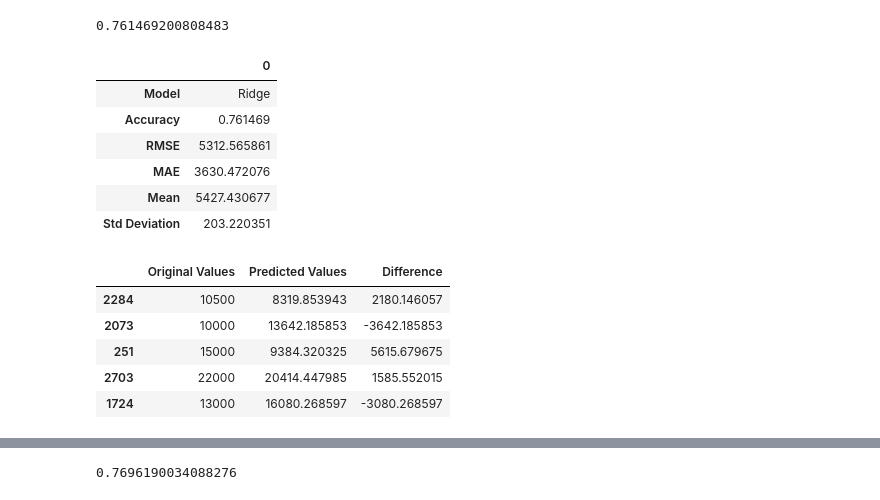
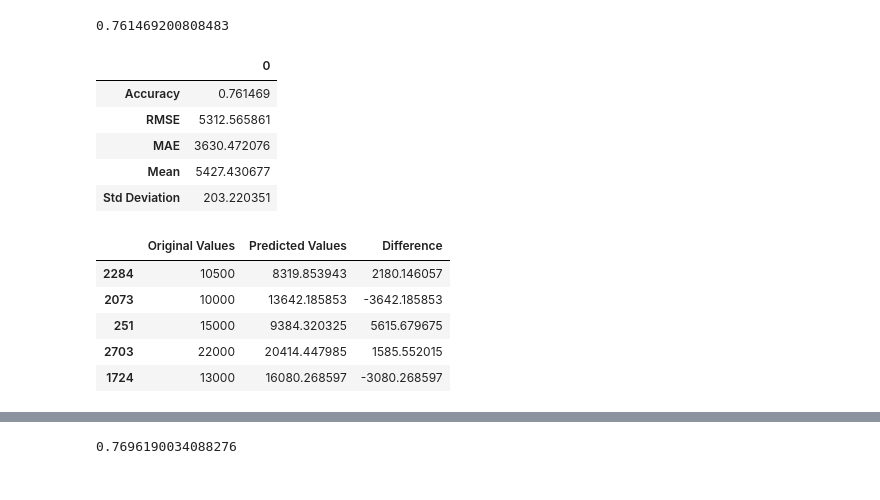
Before and after one commit to jhonnovax/House-Price-Prediction, a Jupyter notebook: house-price-prediction.ipynb, the cells around one changed output, grey strips where cells are left out. Saved outputs shown, nothing was run; the diff lists cells and outputs as text; code cells hidden in the pictures.

Commit message:
Created a function to display model evaluations and original and predicted values

```diff
--- a/house-price-prediction.ipynb
+++ b/house-price-prediction.ipynb
@@ -500,13 +500,13 @@ Peak to Peak range by column in Normalized X
 # Function to display model evaluation metrics
 from sklearn.model_selection import cross_val_score
 from sklearn.metrics import mean_absolute_error, mean_squared_error
-def displayModelEvaluation(modelName, model_regr, X_train, y_train, X_test, y_test, y_pred):
+def displayModelEvaluation(model_regr, X_train, y_train, X_test, y_test):
+	y_pred = model_regr.predict(X_test_scaled)
 	mae = mean_absolute_error(y_test, y_pred)
 	rmse = np.sqrt(mean_squared_error(y_test, y_pred)),
 	cross_scores = cross_val_score(model_regr, X_train, y_train, scoring="neg_mean_squared_error", cv=10)
 	cross_val_scores = np.sqrt(-cross_scores)
 	return pd.DataFrame({
-		"Model": [modelName],
 		"Accuracy": model_regr.score(X_test, y_test),
 		"RMSE": rmse,
 		"MAE": mae,
@@ -524,6 +524,24 @@ def displayOriginalVsPredicted(original_values, predicted_values):
 		"Predicted Values": predicted_values,
 		"Difference": difference
 	})
+# %%
+# Function to display dataframes side by side
+from IPython.display import HTML
+
+def displayDataFramesSideBySide(*dfs):
+    html = '<div style="display:flex">'
+    for df in dfs:
+        html += '<div style="margin-right: 2em">'
+        html += df.to_html()
+        html += '</div>'
+    html += '</div>'
+    display(HTML(html))
+# %%
+# Display model evaluations and original vs predicted values
+def DisplayModelEvaluationAndOriginalVsPredicted(model_regr, X_train, y_train, X_test, y_test):
+	modelEvaluation = displayModelEvaluation(model_regr, X_train, y_train, X_test, y_test)
+	modelOriginalVsPredicted = displayOriginalVsPredicted(y_test, model_regr.predict(X_test_scaled))
+	displayDataFramesSideBySide(modelEvaluation, modelOriginalVsPredicted)
 # %%
 # Stochastic Gradient Descent regressor
 from sklearn.linear_model import SGDRegressor
@@ -576,24 +593,20 @@ ridge_reg.score(X_test_scaled, y_test)
 # %% [output]
 0.761469200808483
 # %%
-displayModelEvaluation("Ridge", ridge_reg, X_train_scaled, y_train, X_test_scaled, y_test, ridge_reg_pred)
+DisplayModelEvaluationAndOriginalVsPredicted(ridge_reg, X_train_scaled, y_train, X_test_scaled, y_test)
 # %% [output]
 |  | 0 |
-| Model | Ridge |
 | Accuracy | 0.761469 |
 | RMSE | 5312.565861 |
 | MAE | 3630.472076 |
 | Mean | 5427.430677 |
 | Std Deviation | 203.220351 |
+|  | Original Values | Predicted Values | Difference |
+| 2284 | 10500 | 8319.853943 | 2180.146057 |
+| 2073 | 10000 | 13642.185853 | -3642.185853 |
+| 251 | 15000 | 9384.320325 | 5615.679675 |
+| 2703 | 22000 | 20414.447985 | 1585.552015 |
+| 1724 | 13000 | 16080.268597 | -3080.268597 |
-# %%
-displayOriginalVsPredicted(y_test, ridge_reg_pred)
-# %% [output]
-|  | Original Values | Predicted Values | Difference |
-| 2284 | 10500 | 8319.853943 | 2180.146057 |
-| 2073 | 10000 | 13642.185853 | -3642.185853 |
-| 251 | 15000 | 9384.320325 | 5615.679675 |
-| 2703 | 22000 | 20414.447985 | 1585.552015 |
-| 1724 | 13000 | 16080.268597 | -3080.268597 |
 # %%
 # Decision Tree Regressor
 from sklearn.tree import DecisionTreeRegressor
```
Also changed, not shown: parts of 10 cells of this notebook.
